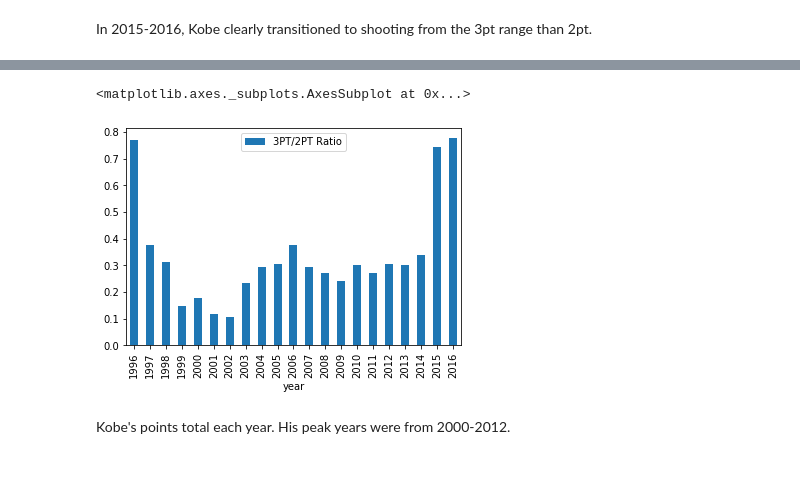
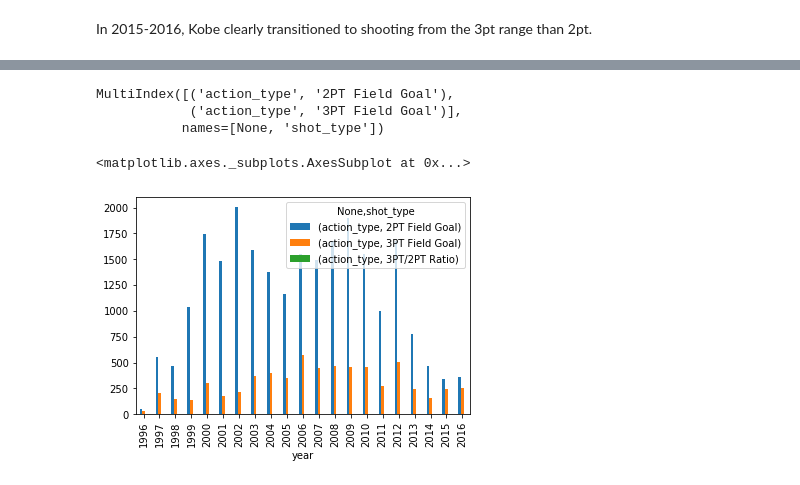
Before and after one commit to rich-thai/Kobe-Shot-Distribution, a Jupyter notebook: Kobe-Shot-Prediction.ipynb, the cells around one changed output, grey strips where cells are left out. Drawn from its saved outputs; the diff is of its cells as text; code cells hidden in the pictures.

```diff
--- a/Kobe-Shot-Prediction.ipynb
+++ b/Kobe-Shot-Prediction.ipynb
@@ -231,3 +249,6 @@ X_train[y_train==1].plot.scatter('loc_x','loc_y',figsize=(5,5), s=0.1)
 [figure]
 # %% [markdown]
 In 2015-2016, Kobe clearly transitioned to shooting from the 3pt range than 2pt.
+# %%
+yearly_shot_value = train_df[['action_type','shot_type','year']].groupby(by=['year','shot_type']).count().unstack()
+yearly_shot_value.head()
@@ -234,9 +264,12 @@ In 2015-2016, Kobe clearly transitioned to shooting from the 3pt range than 2pt.
+# %%
+yearly_shot_value.columns
+# %% [output]
+MultiIndex([('action_type', '2PT Field Goal'),
+            ('action_type', '3PT Field Goal')],
+           names=[None, 'shot_type'])
 # %%
-yearly_shot_value = X_train[['shot_type_2PT Field Goal','shot_type_3PT Field Goal','year']].groupby(by='year',as_index=False).sum()
-yearly_shot_value['3PT/2PT Ratio'] = yearly_shot_value['shot_type_3PT Field Goal']/yearly_shot_value['shot_type_2PT Field Goal']
-yearly_shot_value.plot.bar('year','3PT/2PT Ratio')
+yearly_shot_value[('action_type','3PT/2PT Ratio')] = yearly_shot_value[('action_type', '3PT Field Goal')]/yearly_shot_value[('action_type', '2PT Field Goal')]
+yearly_shot_value.plot.bar()
 # %% [output]
 <matplotlib.axes._subplots.AxesSubplot at 0x...>
-[figure, old version]
+[figure, new version]
-# %% [markdown]
-Kobe's points total each year. His peak years were from 2000-2012.
```
Also changed, not shown: parts of 34 cells of this notebook, 1 other file.
